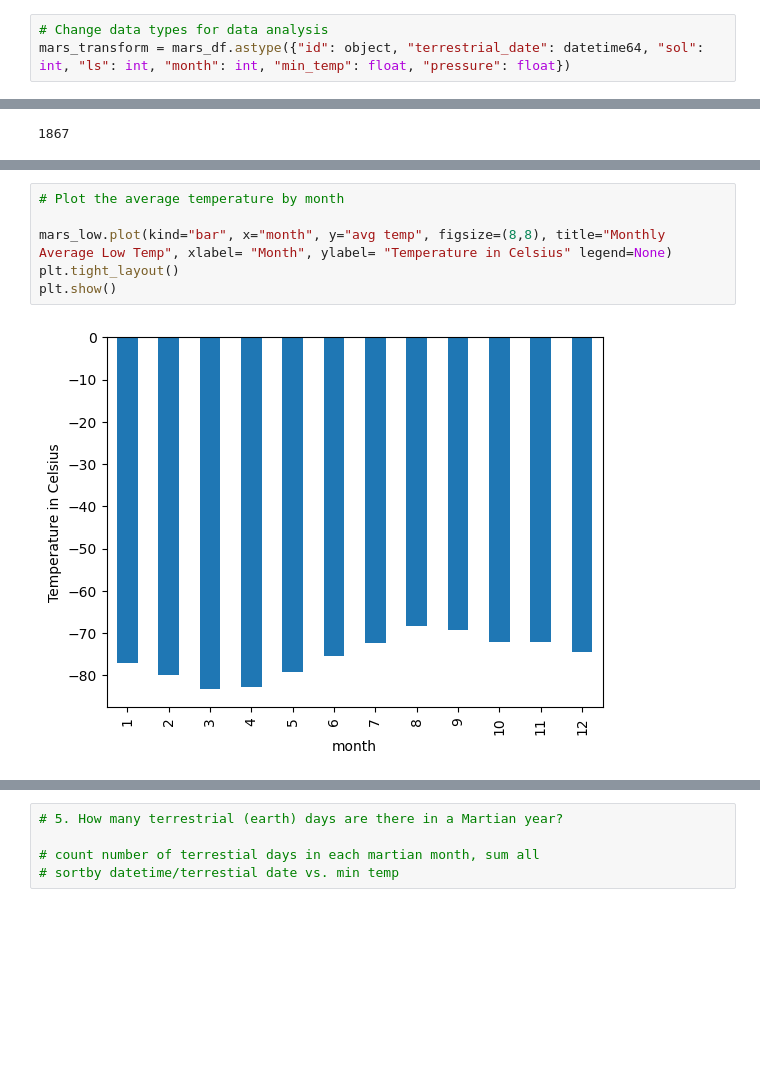
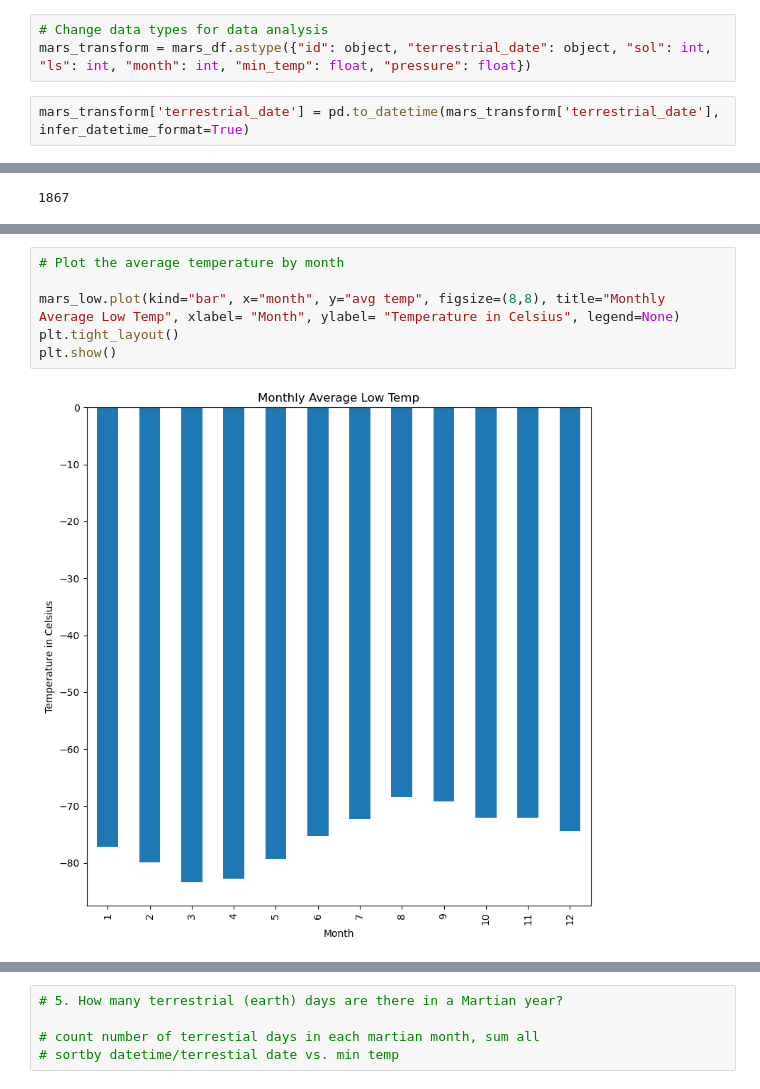
Before and after one commit to Y1U9M9A4I/Mod-11-Challenge, a Jupyter notebook: Starter_Code/part_2_mars_weather.ipynb, the cells around one changed output, grey strips where cells are left out. Drawn from its saved outputs; the diff is of its cells as text; blank space fills up the shorter version.

```diff
--- a/Starter_Code/part_2_mars_weather.ipynb
+++ b/Starter_Code/part_2_mars_weather.ipynb
@@ -111,6 +111,8 @@ pressure            object
 dtype: object
 # %%
 # Change data types for data analysis
-mars_transform = mars_df.astype({"id": object, "terrestrial_date": datetime64, "sol": int, "ls": int, "month": int, "min_temp": float, "pressure": float})
+mars_transform = mars_df.astype({"id": object, "terrestrial_date": object, "sol": int, "ls": int, "month": int, "min_temp": float, "pressure": float})
+# %%
+mars_transform['terrestrial_date'] = pd.to_datetime(mars_transform['terrestrial_date'], infer_datetime_format=True)
 # %%
 # Confirm type changes were successful by examining data types again
@@ -183,10 +191,10 @@ Name: min_temp, dtype: float64
 # %%
 # Plot the average temperature by month
 
-mars_low.plot(kind="bar", x="month", y="avg temp", figsize=(8,8), title="Monthly Average Low Temp", xlabel= "Month", ylabel= "Temperature in Celsius" legend=None)
+mars_low.plot(kind="bar", x="month", y="avg temp", figsize=(8,8), title="Monthly Average Low Temp", xlabel= "Month", ylabel= "Temperature in Celsius", legend=None)
 plt.tight_layout()
 plt.show()
 # %% [output]
-[figure, old version]
+[figure, new version]
 # %%
 # Identify the coldest and hottest months in Curiosity's location
```
Also changed, not shown: parts of 10 cells of this notebook, 1 other file.
